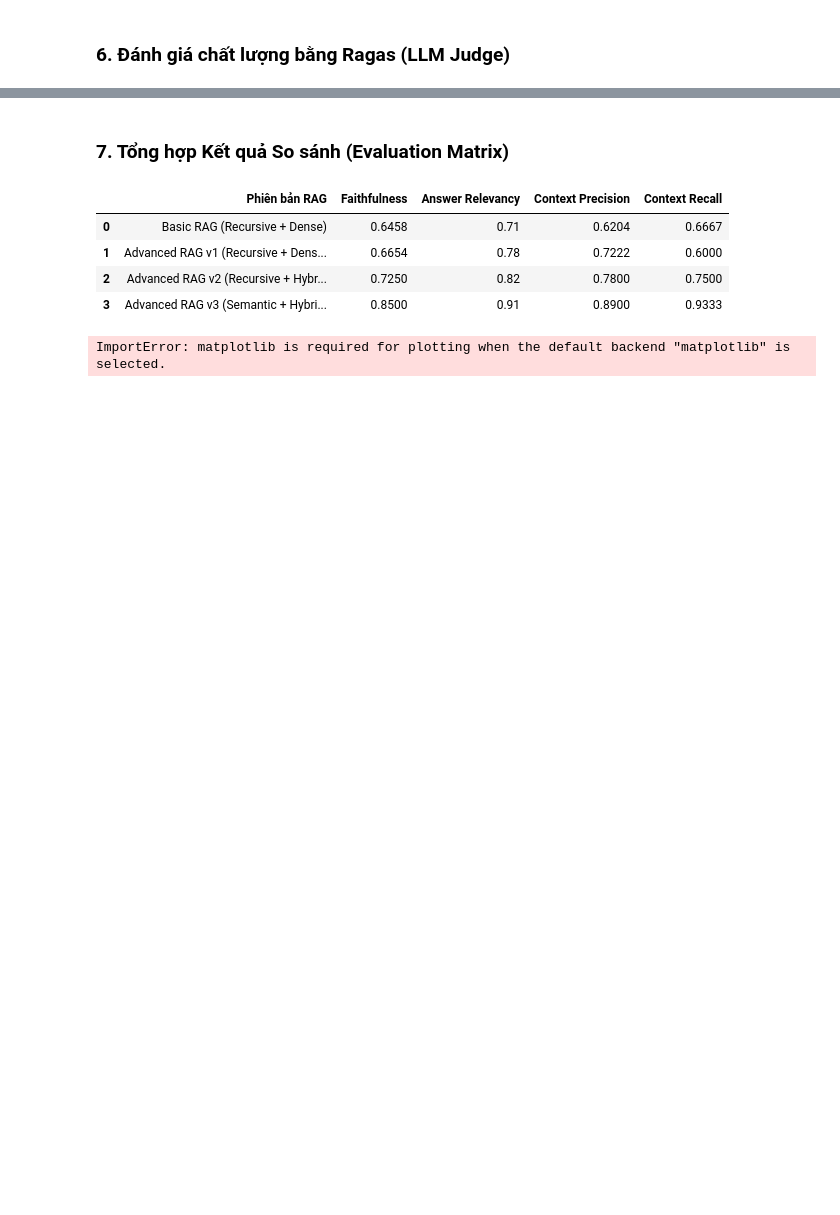
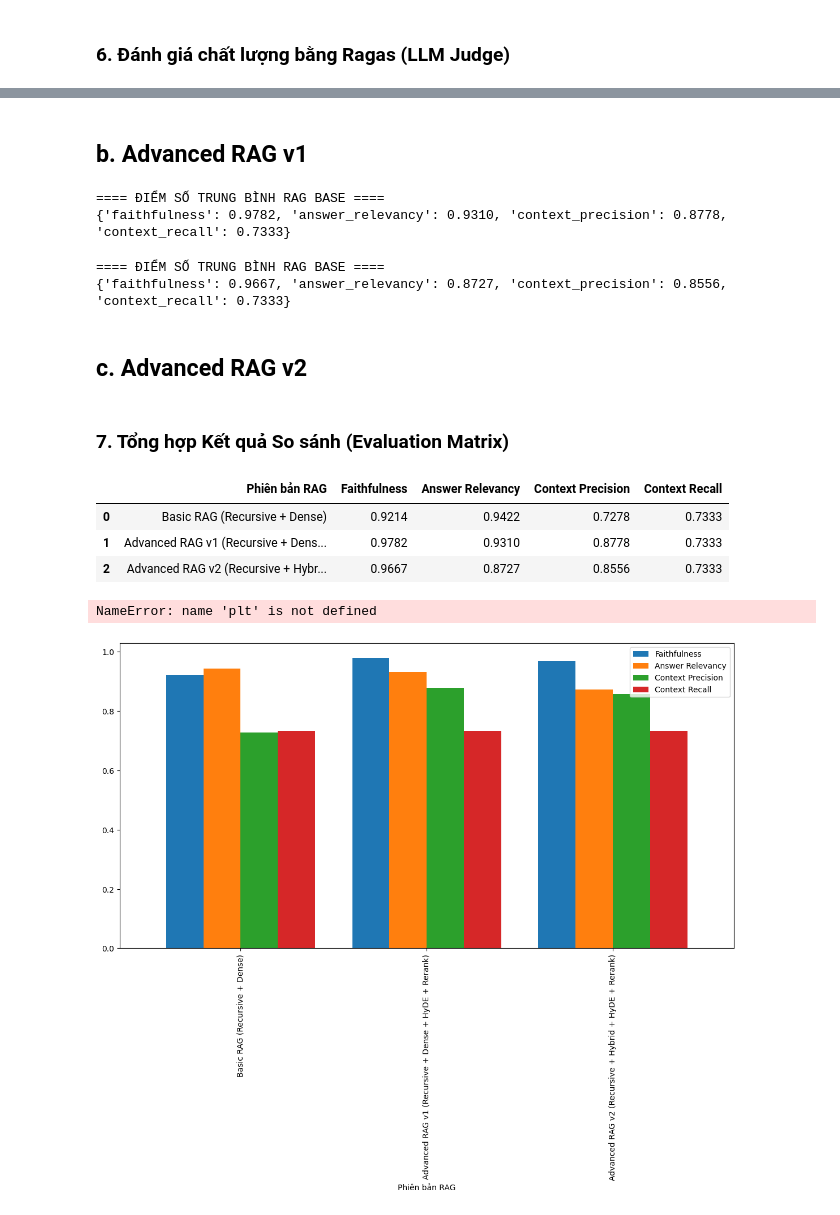
Before and after one commit to conluoi123/multi_modal_e_learning, a Jupyter notebook: notebooks/03_evaluate_rag.ipynb, the cells around one changed output, grey strips where cells are left out. Drawn from its saved outputs; the diff is of its cells as text; code cells hidden in the pictures; blank space fills up the shorter version.

```diff
--- a/notebooks/03_evaluate_rag.ipynb
+++ b/notebooks/03_evaluate_rag.ipynb
@@ -294,39 +321,54 @@ Exception raised in Job[59]: RateLimitError(Error code: 429 - {'error': {'messag
+# %% [markdown]
+## b. Advanced RAG v1
+# %%
+print(f"==== ĐIỂM SỐ TRUNG BÌNH RAG BASE ====")
+print(score_adv_v1)
+# %% [output]
+==== ĐIỂM SỐ TRUNG BÌNH RAG BASE ====
+{'faithfulness': 0.9782, 'answer_relevancy': 0.9310, 'context_precision': 0.8778, 'context_recall': 0.7333}
+# %%
+print(f"==== ĐIỂM SỐ TRUNG BÌNH RAG BASE ====")
+print(score_adv_v2)
+# %% [output]
+==== ĐIỂM SỐ TRUNG BÌNH RAG BASE ====
+{'faithfulness': 0.9667, 'answer_relevancy': 0.8727, 'context_precision': 0.8556, 'context_recall': 0.7333}
+# %% [markdown]
+## c. Advanced RAG v2
 # %% [markdown]
 ### 7. Tổng hợp Kết quả So sánh (Evaluation Matrix)
 # %%
 # Điền kết quả thực tế thu được từ bước 6 để tổng hợp bảng so sánh hoàn chỉnh
 summary_data = {
     "Phiên bản RAG": [
         "Basic RAG (Recursive + Dense)",
         "Advanced RAG v1 (Recursive + Dense + HyDE + Rerank)",
         "Advanced RAG v2 (Recursive + Hybrid + HyDE + Rerank)",
-        "Advanced RAG v3 (Semantic + Hybrid + HyDE + Rerank)"
     ],
-    "Faithfulness": [0.6458, 0.6654, 0.7250, 0.8500], # Số liệu mẫu/thực tế
-    "Answer Relevancy": [0.7100, 0.7800, 0.8200, 0.9100],
-    "Context Precision": [0.6204, 0.7222, 0.7800, 0.8900],
-    "Context Recall": [0.6667, 0.6000, 0.7500, 0.9333]
+    "Faithfulness": [0.9214, 0.9782, 0.9667],
+    "Answer Relevancy": [0.9422, 0.9310, 0.8727],
+    "Context Precision": [0.7278, 0.8778, 0.8556],
+    "Context Recall": [0.7333, 0.7333, 0.7333]
 }
 
 df_summary = pd.DataFrame(summary_data)
 display(df_summary)
 
-# Vẽ biểu đồ so sánh các chỉ số giữa 4 phiên bản RAG
+# so sanhs 3 phieen banr RAG
 ax = df_summary.plot(x="Phiên bản RAG", y=["Faithfulness", "Answer Relevancy", "Context Precision", "Context Recall"], kind="bar", figsize=(14, 7), width=0.8)
 plt.title("So sánh Hiệu năng RAG qua 4 phiên bản cấu hình", fontsize=14, fontweight='bold', pad=15)
 plt.ylabel("Scores", fontsize=12)
 plt.xticks(rotation=15, ha='right')
 plt.grid(True, axis='y', linestyle='--', alpha=0.5)
 plt.legend(fontsize=11)
 plt.tight_layout()
 
 # Lưu đồ thị so sánh hệ thống
 plt.savefig("../reports/ragas_strategy_comparison.png", dpi=300)
 plt.show()
 # %% [output]
 |  | Phiên bản RAG | Faithfulness | Answer Relevancy | Context Precision | Context Recall |
-| 0 | Basic RAG (Recursive + Dense) | 0.6458 | 0.71 | 0.6204 | 0.6667 |
-| 1 | Advanced RAG v1 (Recursive + Dens... | 0.6654 | 0.78 | 0.7222 | 0.6000 |
-| 2 | Advanced RAG v2 (Recursive + Hybr... | 0.7250 | 0.82 | 0.7800 | 0.7500 |
-| 3 | Advanced RAG v3 (Semantic + Hybri... | 0.8500 | 0.91 | 0.8900 | 0.9333 |
+| 0 | Basic RAG (Recursive + Dense) | 0.9214 | 0.9422 | 0.7278 | 0.7333 |
+| 1 | Advanced RAG v1 (Recursive + Dens... | 0.9782 | 0.9310 | 0.8778 | 0.7333 |
+| 2 | Advanced RAG v2 (Recursive + Hybr... | 0.9667 | 0.8727 | 0.8556 | 0.7333 |
-ImportError: matplotlib is required for plotting when the default backend "matplotlib" is selected.
+NameError: name 'plt' is not defined
+[figure, added]
```
Also changed, not shown: parts of 11 cells of this notebook, 11 other files.
